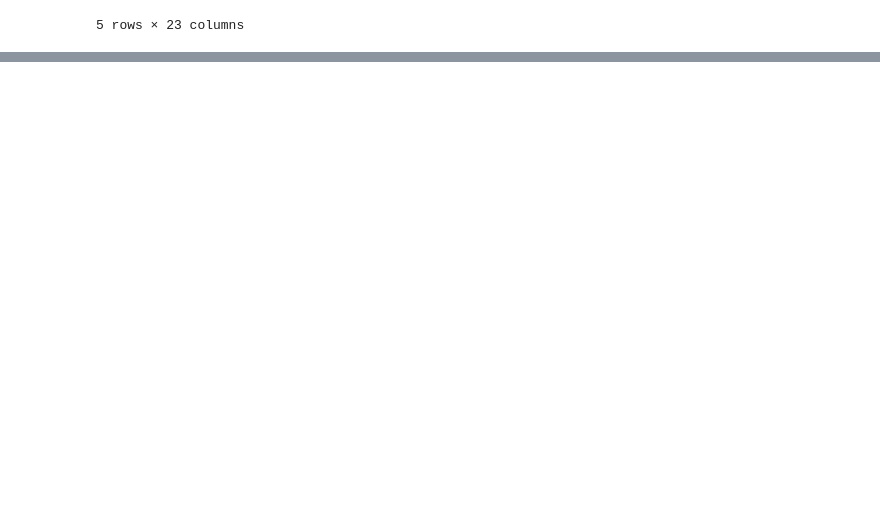
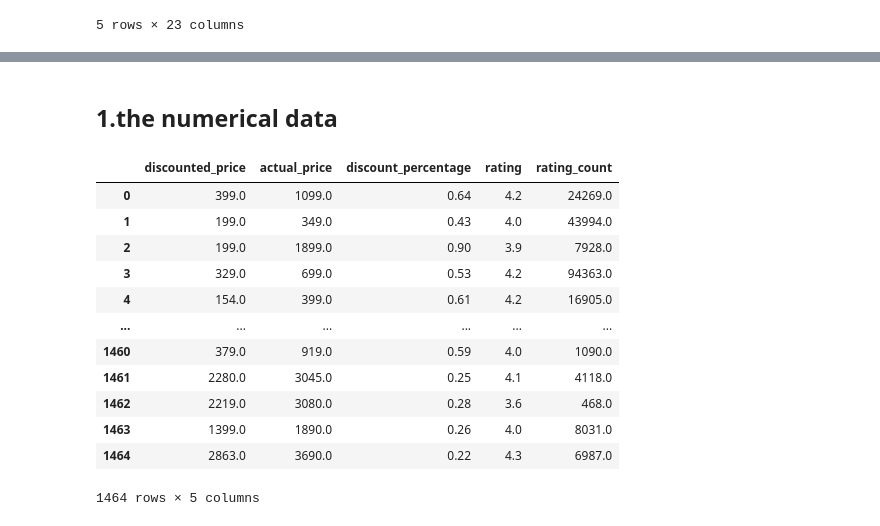
Before and after one commit to Jiaxing7/Mid-bootcamp-project, a Jupyter notebook: E-commerce Amazon.ipynb, the cells around one changed output, grey strips where cells are left out. Cells and saved outputs as stored; diff of their text form; code cells hidden in the pictures; blank space fills up the shorter version.

```diff
--- a/E-commerce Amazon.ipynb
+++ b/E-commerce Amazon.ipynb
@@ -206,0 +296,19 @@ df.head()
+# %% [markdown]
+## 1.the numerical data
+# %%
+numerical_df = df.select_dtypes(['number'])
+numerical_df
+# %% [output]
+|  | discounted_price | actual_price | discount_percentage | rating | rating_count |
+| 0 | 399.0 | 1099.0 | 0.64 | 4.2 | 24269.0 |
+| 1 | 199.0 | 349.0 | 0.43 | 4.0 | 43994.0 |
+| 2 | 199.0 | 1899.0 | 0.90 | 3.9 | 7928.0 |
+| 3 | 329.0 | 699.0 | 0.53 | 4.2 | 94363.0 |
+| 4 | 154.0 | 399.0 | 0.61 | 4.2 | 16905.0 |
+| ... | ... | ... | ... | ... | ... |
+| 1460 | 379.0 | 919.0 | 0.59 | 4.0 | 1090.0 |
+| 1461 | 2280.0 | 3045.0 | 0.25 | 4.1 | 4118.0 |
+| 1462 | 2219.0 | 3080.0 | 0.28 | 3.6 | 468.0 |
+| 1463 | 1399.0 | 1890.0 | 0.26 | 4.0 | 8031.0 |
+| 1464 | 2863.0 | 3690.0 | 0.22 | 4.3 | 6987.0 |
+1464 rows × 5 columns
```
Also changed, not shown: parts of 21 cells of this notebook.
